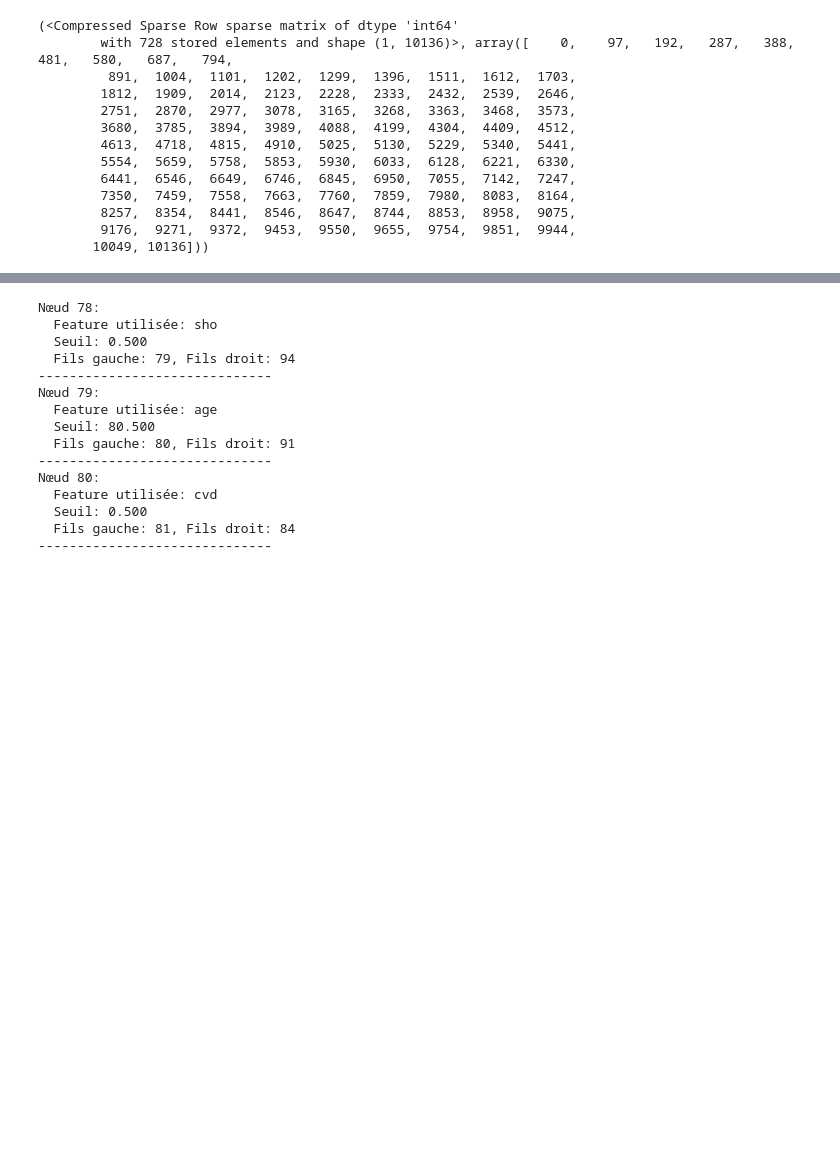
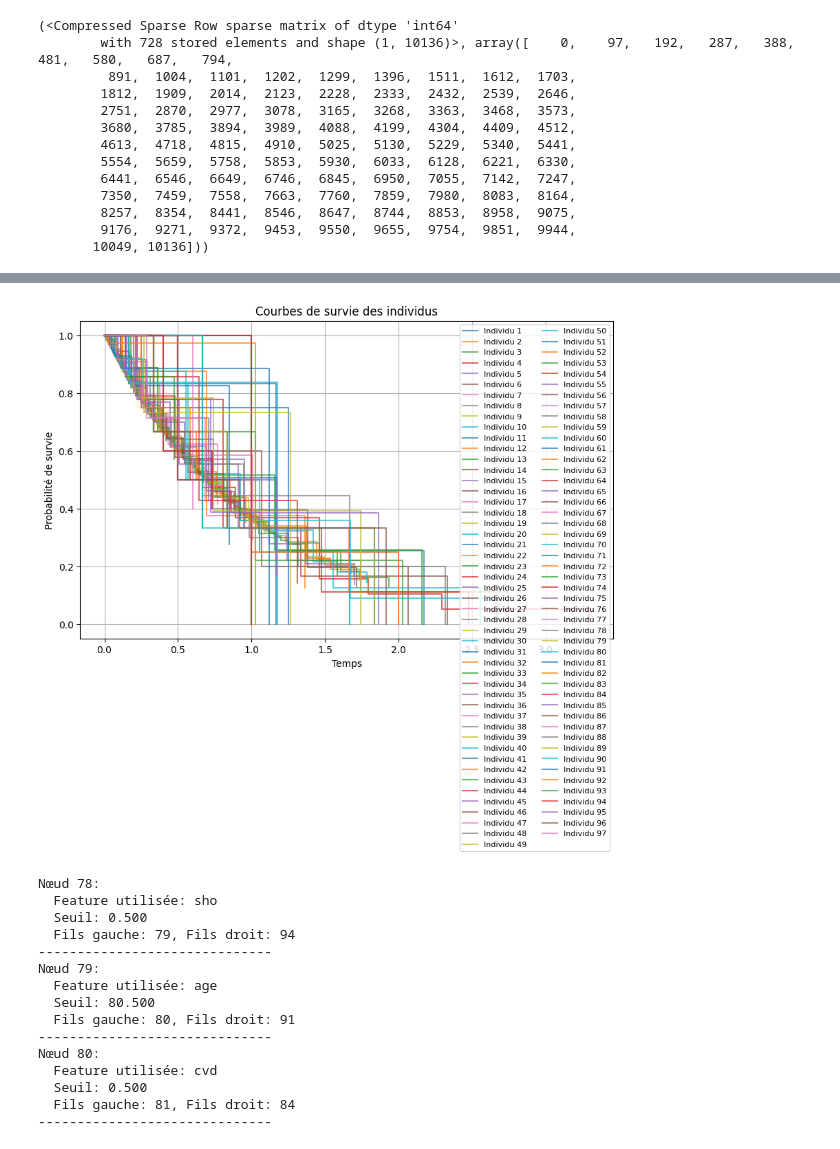
Before and after one commit to Clement-Dn/Surv-ML, a Jupyter notebook: RSF tests.ipynb, the cells around one changed output, grey strips where cells are left out. Saved outputs shown, nothing was run; the diff lists cells and outputs as text; code cells hidden in the pictures; blank space fills up the shorter version.

```diff
--- a/RSF tests.ipynb
+++ b/RSF tests.ipynb
@@ -40,3 +60,33 @@ tree = rsf.estimators_[tree_index].tree_
+# %%
+import matplotlib.pyplot as plt
+import numpy as np
+
+# Données simulées (remplace par ton tableau complet)
+survival_data = tree.value
+
+# Nombre d'individus (première dimension du tableau)
+num_individuals = survival_data.shape[0]
+
+plt.figure(figsize=(10, 6))
+
+# Tracer une courbe pour chaque individu
+for i in range(num_individuals):
+    times = survival_data[i, :, 0]  # Temps
+    survival_probs = survival_data[i, :, 1]  # Probabilité de survie
+    plt.step(times, survival_probs, where='post', label=f'Individu {i+1}', alpha=0.7)
+
+# Mise en forme du graphe
+plt.xlabel("Temps")
+plt.ylabel("Probabilité de survie")
+plt.title("Courbes de survie des individus")
+plt.legend(loc='upper right', fontsize=8, ncol=2)
+plt.ylim(-0.05, 1.05)  # Probabilités entre 0 et 1
+plt.grid(True)
+
+# Affichage
+plt.show()
+# %% [output]
+[figure, added]
 # %%
 for node in range(78,81):
     left_child = tree.children_left[node]
```
Also changed, not shown: parts of 4 cells of this notebook, 2 other files.
